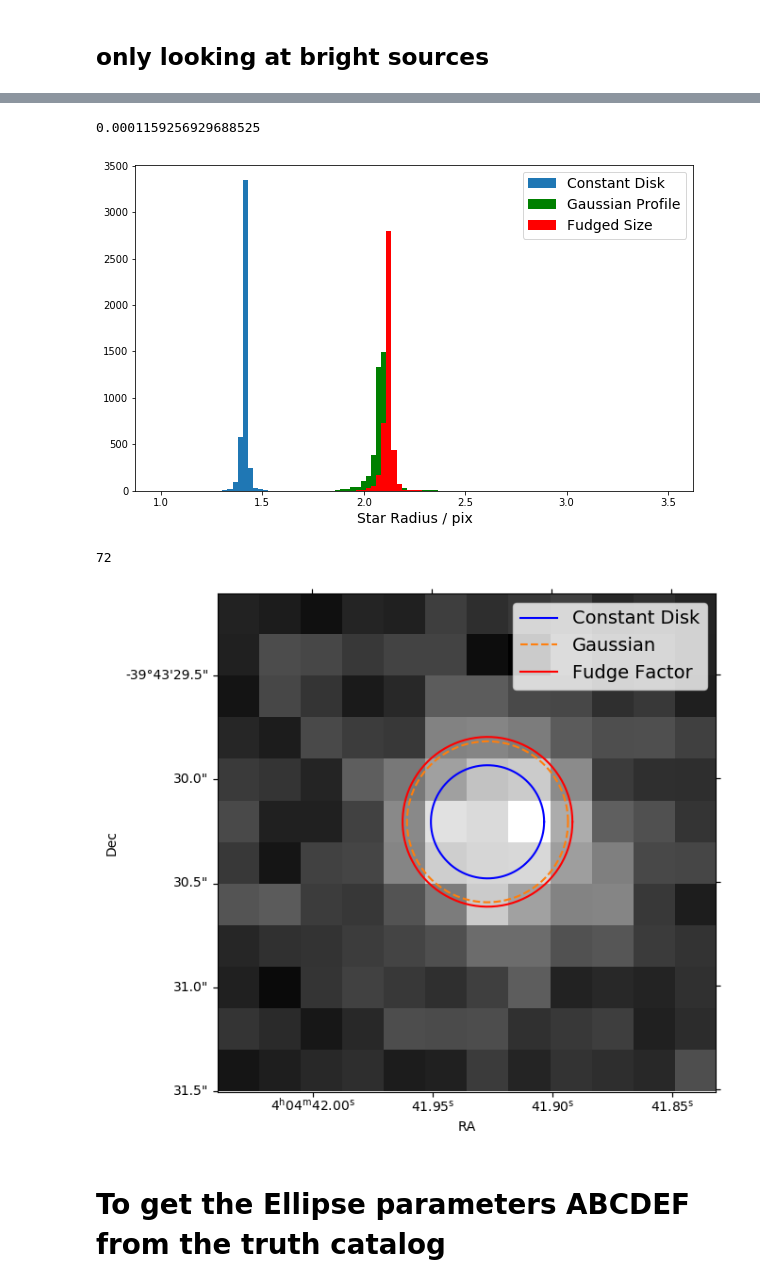
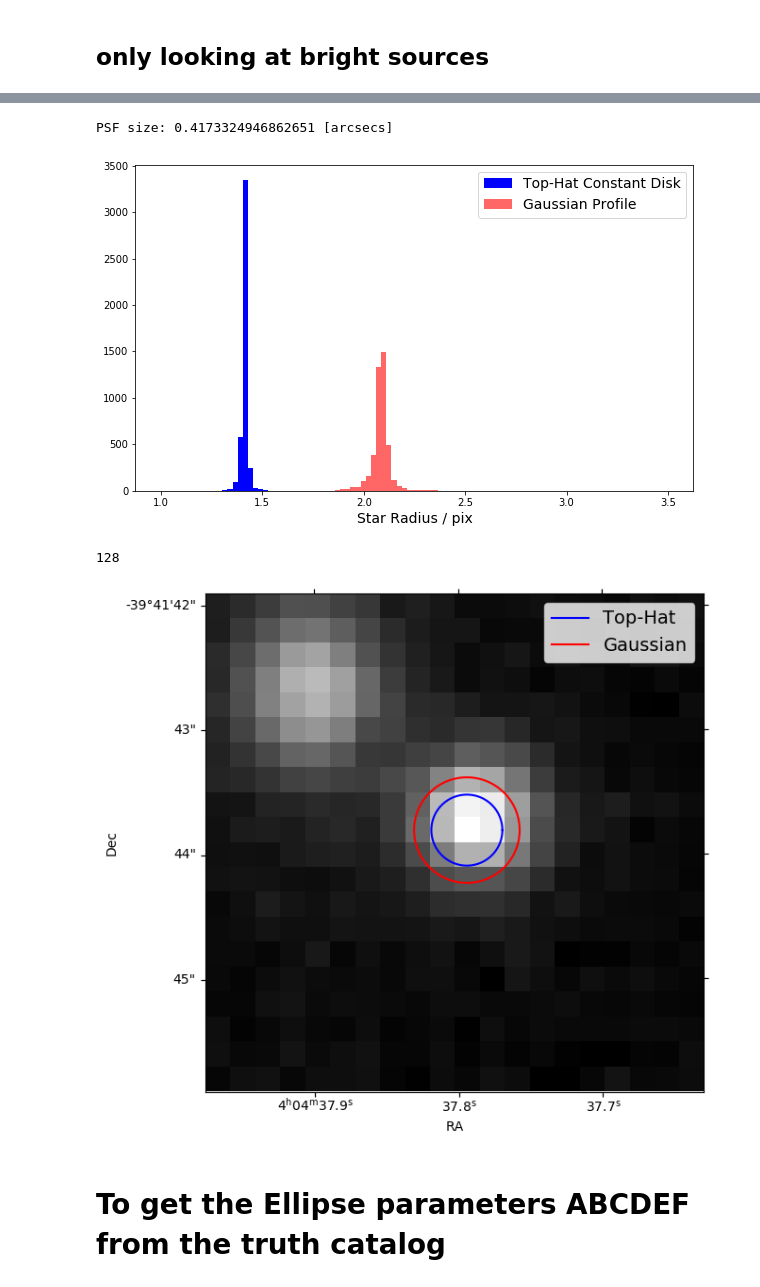
Before and after one commit to LSSTDESC/Cluster_Blending, a Jupyter notebook: match_ellipse_dc2.ipynb, the cells around one changed output, grey strips where cells are left out. Cells and saved outputs as stored; diff of their text form; code cells hidden in the pictures.

```diff
--- a/match_ellipse_dc2.ipynb
+++ b/match_ellipse_dc2.ipynb
@@ -395,17 +477,17 @@ for i in np.random.randint(0, high=N, size=1):
 
     rough_size = 4*np.sqrt( a[i]*b[i] )
 
-    params = ab2AB(a[i], b[i], theta[i], x0[i], y0[i])
+    params = ab2AB(a_tp[i], b_tp[i], theta_tp[i], x0[i], y0[i])
     plot_shape( x0[i], y0[i], rough_size, params, c='b', ls='-', ax=ax)
 
-    params = ab2AB(fudge*a[i], fudge*b[i], theta[i], x0[i], y0[i])
+    params = ab2AB(a[i], b[i], theta[i], x0[i], y0[i])
     plot_shape( x0[i], y0[i], rough_size, params, c='r', ls='-', ax=ax)
 
     ax.set_xlabel('x / pix', fontsize=14)
     ax.set_ylabel('y / pix', fontsize=14)
 
-    ax.plot([], [], 'b', label='Constant Flux Model')
-    ax.plot([], [], 'r', label='with Fudge Factor')
+    ax.plot([], [], 'b', label='Top-Hat Constant Flux')
+    ax.plot([], [], 'r', label='Elliptical Gaussian Profile')
 
     ax.legend(prop={'size':14})
 # %% [output]
@@ -469,7 +551,9 @@ a = obj_patch['a_obj']
 b = obj_patch['b_obj']
 theta = obj_patch['theta_obj']
 
-fudge = 1.5
+a_tp = obj_patch['a_obj_tophat']
+b_tp = obj_patch['b_obj_tophat']
+theta_tp = obj_patch['theta_obj_tophat']
 # %%
 
 cutout_size = 30  # 300 pixels -> about 1 arcmin; use even-number size!!
@@ -514,14 +598,14 @@ for i in np.random.randint(0, high=N, size=1):
 
     rough_size = 4*np.sqrt( a[i]*b[i] )
 
-    params = ab2AB(a[i], b[i], theta[i], cutout_size/2, cutout_size/2)
+    params = ab2AB(a_tp[i], b_tp[i], theta_tp[i], cutout_size/2, cutout_size/2)
     plot_shape( cutout_size/2, cutout_size/2, rough_size, params, c='b', ls='-', ax=ax)
 
-    params = ab2AB(fudge*a[i], fudge*b[i], theta[i], cutout_size/2, cutout_size/2)
+    params = ab2AB(a[i], b[i], theta[i], cutout_size/2, cutout_size/2)
     plot_shape( cutout_size/2, cutout_size/2, rough_size, params, c='r', ls='-', ax=ax)
 
-    ax.plot([], [], 'b', label='Constant Flux Model')
-    ax.plot([], [], 'r', label='with Fudge Factor')
+    ax.plot([], [], 'b', label='Top-Hat Profile')
+    ax.plot([], [], 'r', label='Gaussian Profile')
 
 
     ax.set_xlabel("RA")
@@ -567,30 +644,28 @@ stars = obj[ (obj['extendedness'] == 0 ) & (obj['clean']) & (obj['mag_i_cModel']
 Ixx = stars['Ixx_pixel'] ## in pixels
 Iyy = stars['Iyy_pixel'] ## in pixels
 
-stars['r'] = np.power(2*(Ixx + Iyy)/np.pi, 1/4)
-stars['r_gauss' ] = 1.17741002252* np.power((Ixx + Iyy)/2, 1/2)
-stars['r_fudge'] = 1.5 * stars['r'] ## fudge factor for the constant-flux disk model; see below
+stars['r_tp'] = np.power(2*(Ixx + Iyy)/np.pi, 1/4)
+stars['r_gauss'] = np.sqrt(np.log(2) * (Ixx+Iyy))
 
 
 fig = plt.figure(figsize=(10,6))
 ax = fig.add_subplot(111)
-ax.hist(stars['r'], bins=np.linspace(1,3.5,100), label='Constant Disk')
-ax.hist(stars['r_gauss'], bins=np.linspace(1,3.5,100), color='g', label='Gaussian Profile')
-ax.hist(stars['r_fudge'], bins=np.linspace(1,3.5,100), color='r', label='Fudged Size')
+ax.hist(stars['r_tp'], bins=np.linspace(1,3.5,100), color='b', label='Top-Hat Constant Disk')
+ax.hist(stars['r_gauss'], bins=np.linspace(1,3.5,100), color='r', alpha=0.6, label='Gaussian Profile')
 
 ax.set_xlabel('Star Radius / pix', fontsize=14)
 ax.legend(prop={'size':14})
 
 psf = np.median(stars['r_gauss']) * 0.2 / 3600    ## in degree; pixel ratio is 0.2"/pix
-print(psf)
+print('PSF size:', psf*3600, '[arcsecs]')         ## isn't this too small?
 # %% [output]
-0.0001159256929688525
+PSF size: 0.4173324946862651 [arcsecs]
-[figure, old version]
+[figure, new version]
 # %%
 stars = stars[ stars['patch'] == pat ]
 # %%
 
-cutout_size = 12  # 300 pixels -> about 1 arcmin; use even-number size!!
+cutout_size = 20  # 300 pixels -> about 1 arcmin; use even-number size!!
 cutout_extent = lsst.geom.ExtentI(cutout_size, cutout_size)
 
 theta = np.linspace(0, 2*np.pi, 100)
@@ -620,38 +695,37 @@ for i in np.random.randint(0, high=N, size=1):
     cutout = butler.get("deepCoadd_sub", dataId=dataId, bbox=bbox)
     wcs = cutout.getWcs()
 
     #off = lsst.geom.Extent2D(-(center.x - cutout_size*0.5), -(center.y - cutout_size*0.5))
     off = lsst.geom.Extent2D(-(pix_center_x - cutout_size*0.5), -(pix_center_y - cutout_size*0.5))
     wcs_new = wcs.copyAtShiftedPixelOrigin(off)
     #center_new = wcs_new.skyToPixel(radec)
 
     wcs_fits_meta = wcs_new.getFitsMetadata()
     image_arr = cutout.getMaskedImage().getImage().array
 
     fig, ax = plt.subplots(subplot_kw={'projection': WCS(wcs_fits_meta)}, figsize=(7, 7), dpi=100)
 
 
     #vmin, vmax = ZScaleInterval().get_limits(image_arr)
     vmin, vmax = image_arr.min(), image_arr.max()
     ax.imshow(image_arr, vmin=vmin, vmax=vmax, cmap='binary_r', origin='lower')
 
-    ax.plot(cutout_size/2 + stars['r'][i]*x, cutout_size/2 + stars['r'][i]*y, 'b', label='Constant Disk')
-    ax.plot(cutout_size/2 + stars['r_gauss'][i]*x, cutout_size/2 + stars['r_gauss'][i]*y, 'C1--', label='Gaussian')
-    ax.plot(cutout_size/2 + stars['r_fudge'][i]*x, cutout_size/2 + stars['r_fudge'][i]*y, 'r', label='Fudge Factor')
+    ax.plot(cutout_size/2 + stars['r_tp'][i]*x, cutout_size/2 + stars['r_tp'][i]*y, 'b', label='Top-Hat')
+    ax.plot(cutout_size/2 + stars['r_gauss'][i]*x, cutout_size/2 + stars['r_gauss'][i]*y, 'r', label='Gaussian')
 
     #ax.scatter(cutout_size/2, cutout_size/2, s=10, label='Image Center')
     #ax.scatter(center_new.x, center_new.y, s=10, label='Image Center From Sky')
 
     ax.set_xlabel("RA")
     ax.set_ylabel("Dec")
 
     ax.legend(prop={'size':14})
 
     #plt.savefig(f'./stars/{i}.jpeg')
     #plt.cla()
 # %% [output]
-72
+128
-[figure, old version]
+[figure, new version]
 # %% [markdown]
 # To get the Ellipse parameters ABCDEF from the truth catalog
 # %%
```
Also changed, not shown: parts of 50 cells of this notebook.
